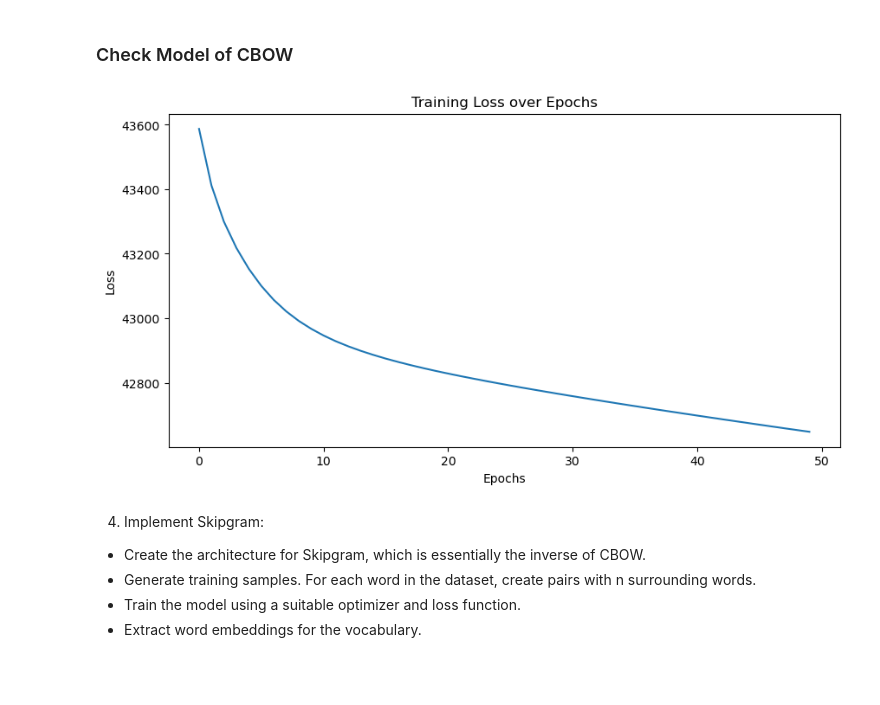
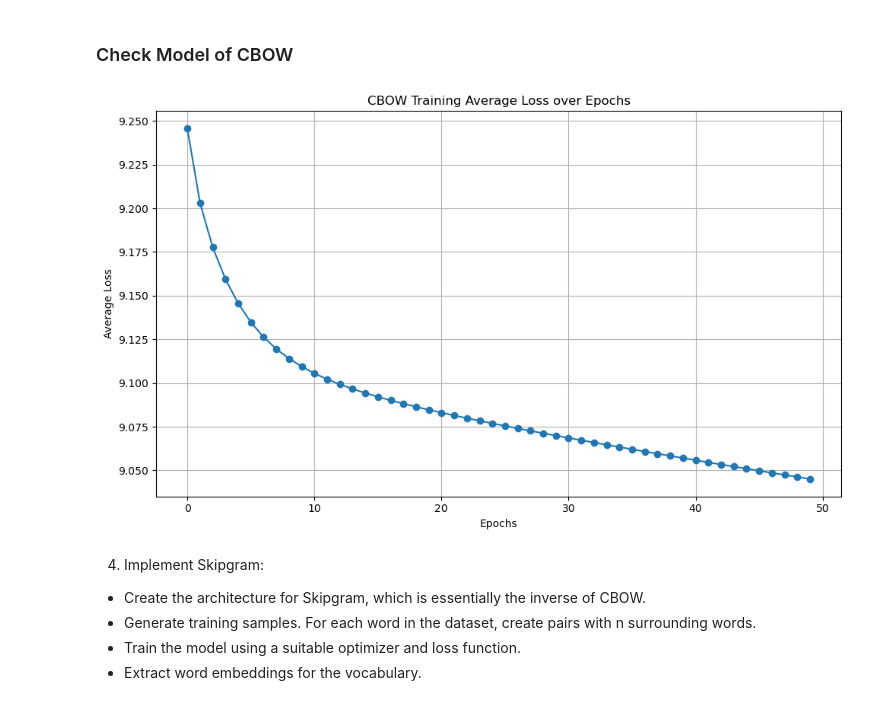
Before and after one commit to AndyFCui/NaturalLanguageProcessing_Intro, a Jupyter notebook: as3/CS6120_NLP_Assignment_3.ipynb, the cells around one changed output. Drawn from its saved outputs; the diff is of its cells as text; code cells hidden in the pictures; blank space fills up the shorter version.

```diff
--- a/as3/CS6120_NLP_Assignment_3.ipynb
+++ b/as3/CS6120_NLP_Assignment_3.ipynb
@@ -304,7 +304,7 @@ optimizer = torch.optim.SGD(model.parameters(), lr=learning_rate)
 loss_fn = nn.CrossEntropyLoss()
 
 # List to store losses
-epoch_losses = []
+epoch_losses_cbow = []
 # %%
 # check GPU is work
 # Train the model using a suitable optimizer and loss function.
@@ -318,6 +318,8 @@ True
 # Training loop
 for epoch in range(epochs):
     total_loss = 0
+    batch_count = 0
+
     for context_tensors, target_tensors in tqdm(train_loader, desc=f"Epoch {epoch+1}"):
 
         context_tensors = context_tensors.to(device)
@@ -330,7 +332,10 @@ for epoch in range(epochs):
         optimizer.step()
 
         total_loss += loss.item()
+        batch_count += 1
 
-    epoch_losses.append(total_loss)
-    print(f"Epoch {epoch+1}, Loss: {total_loss}")
+    avg_loss = total_loss / batch_count
+    epoch_losses_cbow.append(avg_loss)
+    # This should give you a clearer view of the average loss per epoch.
+    print(f"Epoch {epoch+1}, Avg Loss: {avg_loss}")
 # %% [output]
@@ -355,14 +360,16 @@ Epoch 12, Loss: 42928.32592487335
 # %% [markdown]
 ### Check Model of CBOW
 # %%
-plt.figure(figsize=(10, 5))
-plt.plot(epoch_losses)
-plt.title('Training Loss over Epochs')
+plt.figure(figsize=(10, 6))  # Adjusted the size for better clarity
+plt.plot(epoch_losses_cbow, marker='o', linestyle='-')  # Adding a marker for each epoch
+plt.title('CBOW Training Average Loss over Epochs')
 plt.xlabel('Epochs')
-plt.ylabel('Loss')
+plt.ylabel('Average Loss')
+plt.grid(True)  # Add a grid for better readability
+plt.tight_layout()  # Adjust the layout for better aesthetics
 plt.show()
 # %% [output]
-[figure, old version]
+[figure, new version]
 # %% [markdown]
 4. Implement Skipgram:
 - Create the architecture for Skipgram, which is essentially the inverse of CBOW.
```
Also changed, not shown: parts of 5 cells of this notebook.
